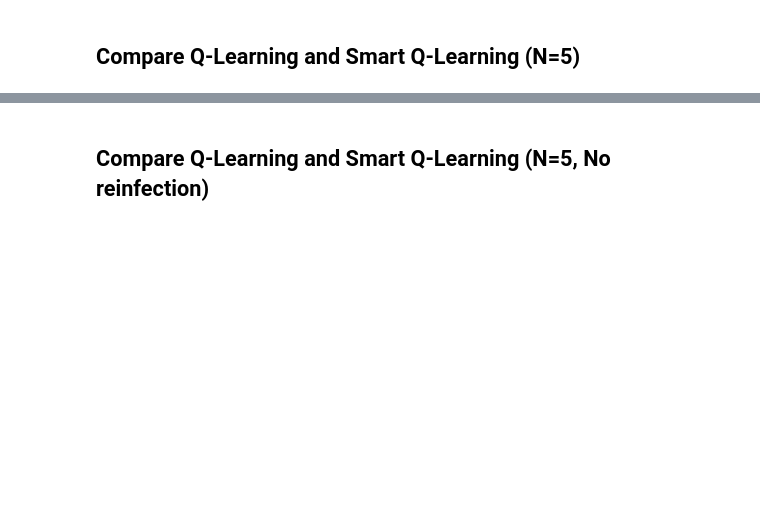
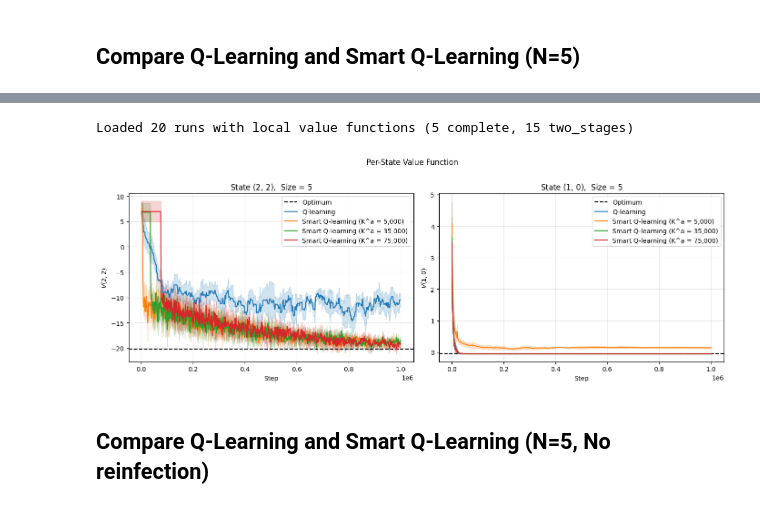
Before and after one commit to ccarballolozano/epidemic-models-rl, a Jupyter notebook: experiments/Compare_Two_Stage_Q_Learning_Performance.ipynb, the cells around one changed output, grey strips where cells are left out. Drawn from its saved outputs; the diff is of its cells as text; code cells hidden in the pictures; blank space fills up the shorter version.

```diff
--- a/experiments/Compare_Two_Stage_Q_Learning_Performance.ipynb
+++ b/experiments/Compare_Two_Stage_Q_Learning_Performance.ipynb
@@ -75,7 +84,7 @@ runs_size_5_all = mlflow.search_runs(
 
 # ── Filter before downloading ──────────────────────────────────────────────
 stage2_extra_steps_filter = "1"  # set to None to include all two_stages runs
-selected_ka_5 = None              # e.g. ["5000", "50000"] or None to plot all
+selected_ka_5 = ["5000", "35000", "75000"]              # e.g. ["5000", "50000"] or None to plot all
 
 runs_size_5 = runs_size_5_all[
     (runs_size_5_all["tags.learn_mode"] == "complete")
@@ -193,17 +215,22 @@ for ka in ka_to_plot_5:
     vfs = {rid: v for rid, v in vf_5.items() if rid in run_ids}
     if vfs:
         two_stage_vf_series_5.append((f"K^a = {int(ka):,}", vfs))
+# %% [output]
+Loaded 20 runs with local value functions (5 complete, 15 two_stages)
 # %%
 # ── Per-state value function ─────────────────────────────────────────────
 states_to_plot = [(2, 2), (1, 0)]
 
 plot_per_state_value_multi_ka(
     complete_vf_5,
     two_stage_vf_series_5,
     states_to_plot,
     size_label="Size = 5",
+    log_values=False,
 )
 plt.show()
+# %% [output]
+[figure, added]
 # %% [markdown]
 ## Compare Q-Learning and Smart Q-Learning (N=5, No reinfection)
 # %%
```
Also changed, not shown: parts of 42 cells of this notebook.
